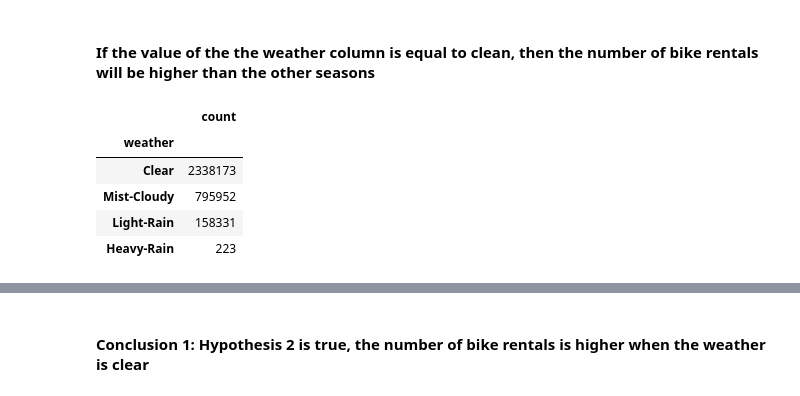
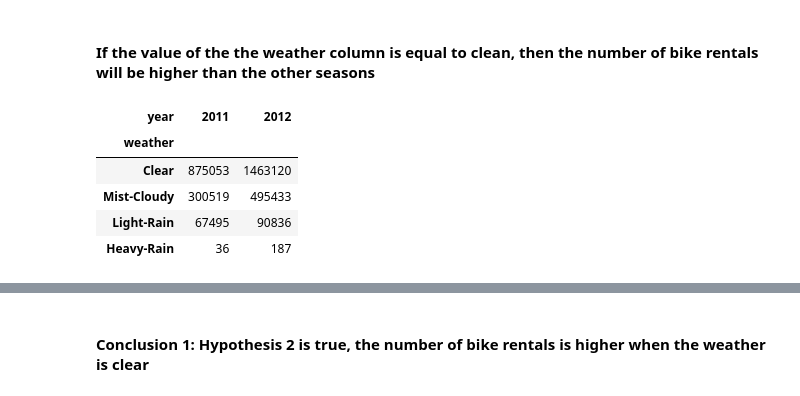
Before and after one commit to MaxLopezSalgado/capital_bike_sharing, a Jupyter notebook: eda/eda.ipynb, the cells around one changed output, grey strips where cells are left out. Saved outputs shown, nothing was run; the diff lists cells and outputs as text; code cells hidden in the pictures.

```diff
--- a/eda/eda.ipynb
+++ b/eda/eda.ipynb
@@ -93,13 +105,13 @@ plt.show()
 # %% [markdown]
 #### If the value of the the weather column is equal to clean, then the number of bike rentals will be higher than the other seasons
 # %%
-# Create a pivot table to check the number of bike rentals in each weather and order it in descending order
-rentals_per_weather = pd.pivot_table(rentals_time_weather, index='weather', values='count', aggfunc='sum').sort_values(by='count', ascending=False)
-rentals_per_weather
+# Create a pivot table to check the number of bike rentals in each weather column value in 2011 and 2012 and order it in descending order
+rentals_time_weather.pivot_table(index='weather', columns='year', values='count', aggfunc='sum').sort_values(by=2012, ascending=False)
+rentals_time_weather.pivot_table(index='weather', columns='year', values='count', aggfunc='sum').sort_values(by=2011, ascending=False)
 # %% [output]
-|  | count |
-| weather |  |
-| Clear | 2338173 |
-| Mist-Cloudy | 795952 |
-| Light-Rain | 158331 |
-| Heavy-Rain | 223 |
+| year | 2011 | 2012 |
+| weather |  |  |
+| Clear | 875053 | 1463120 |
+| Mist-Cloudy | 300519 | 495433 |
+| Light-Rain | 67495 | 90836 |
+| Heavy-Rain | 36 | 187 |
```
Also changed, not shown: parts of 15 cells of this notebook.
